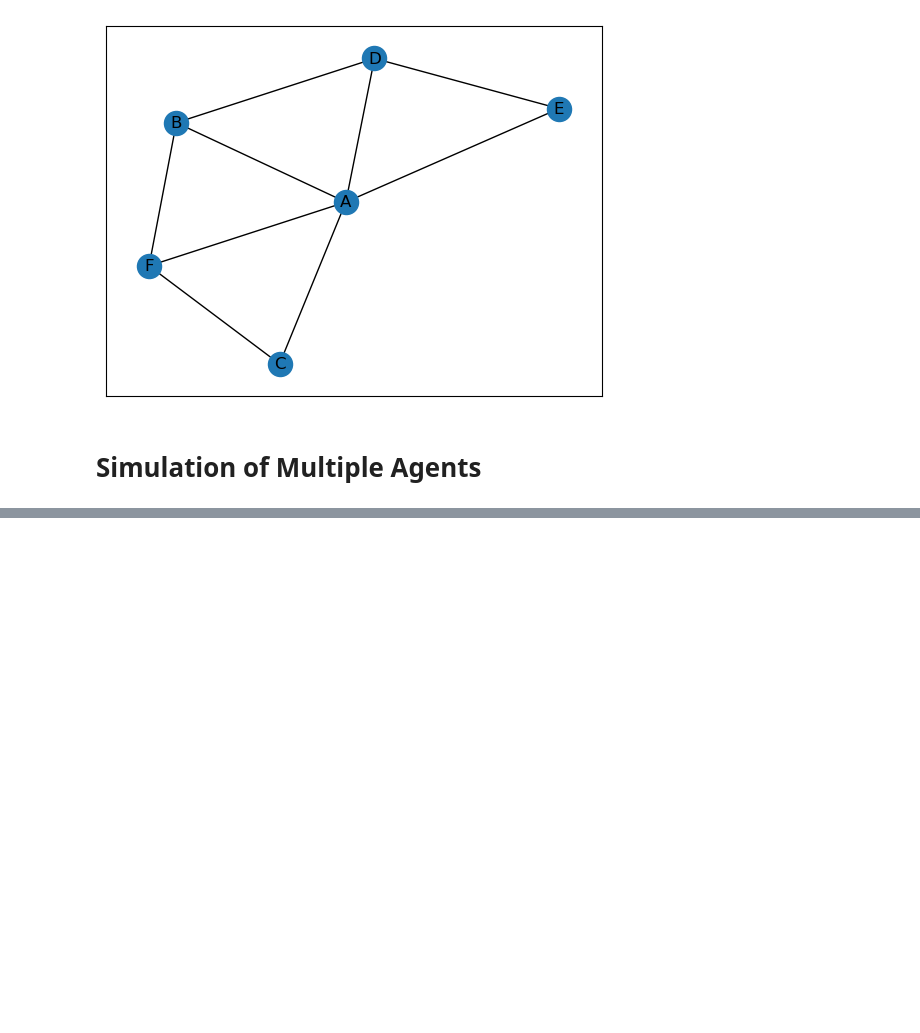
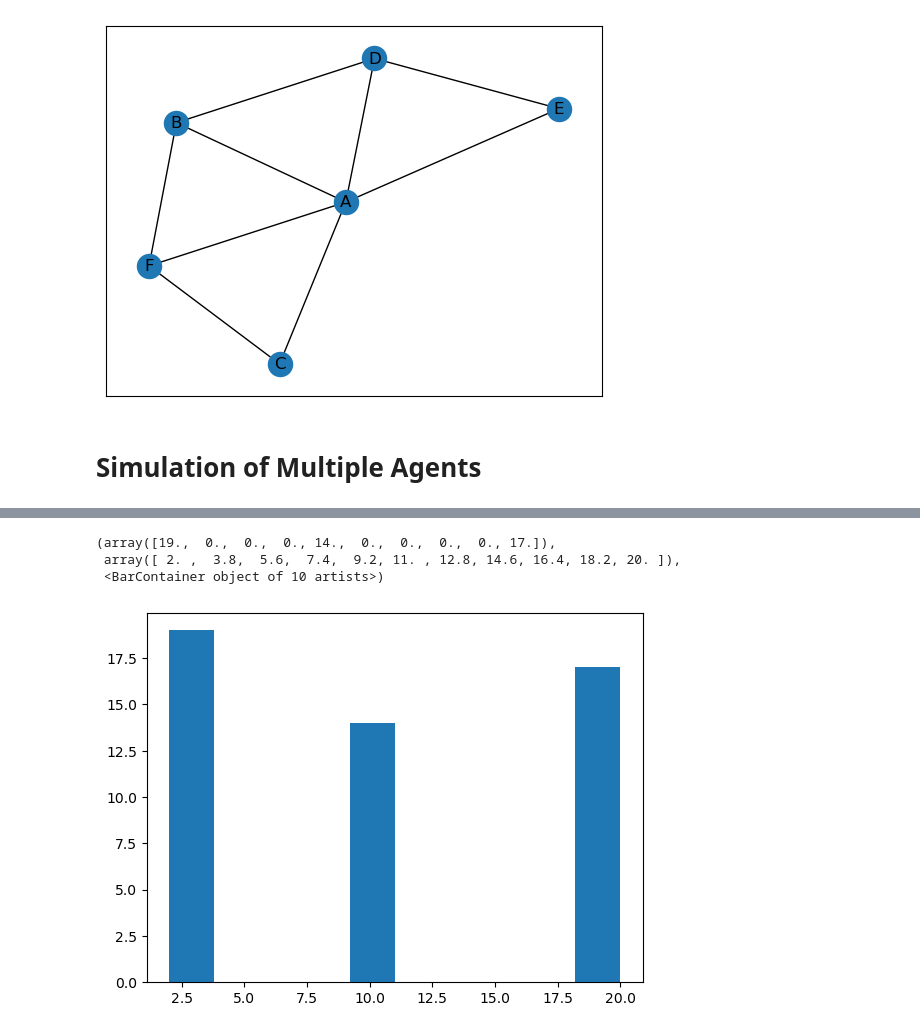
Before and after one commit to ocseckin/pairwise_diffusion, a Jupyter notebook: notebooks/bayesian_update.ipynb, the cells around one changed output, grey strips where cells are left out. Cells and saved outputs as stored; diff of their text form; code cells hidden in the pictures; blank space fills up the shorter version.

```diff
--- a/notebooks/bayesian_update.ipynb
+++ b/notebooks/bayesian_update.ipynb
@@ -388,0 +383,17 @@ agents[0]['association_matrix'][f"+{p1}"][f"+{p2}"].sum()/agents[0]['association
+# %%
+max_nodes_to_connect = 6
+repetition = 100
+
+n_nodes_to_connect = list(np.array([[i]*repetition for i in range(1,max_nodes_to_connect+1)]).flatten())
+simulation_count = repetition * len(np.unique(n_nodes_to_connect))
+params = [*zip([bn1] * simulation_count, [bn2] * simulation_count, n_nodes_to_connect)]
+# %%
+pool = mp.Pool(processes=32)
+results = pool.starmap(simulate_multiple_agents, params)
+pool.close()
+
+now = datetime.now()
+dt_string = now.strftime("%d_%m_%Y_%H_%M_%S")
+
+with open(f'../data/results_{dt_string}.pkl', 'wb') as f:
+    pickle.dump(results, f)
@@ -388,0 +425,7 @@ agents[0]['association_matrix'][f"+{p1}"][f"+{p2}"].sum()/agents[0]['association
+# %%
+plt.hist([[v['count_unique_belief_networks'] for v in r.values()][-1] for r in results[250:300]])
+# %% [output]
+(array([19.,  0.,  0.,  0., 14.,  0.,  0.,  0.,  0., 17.]),
+ array([ 2. ,  3.8,  5.6,  7.4,  9.2, 11. , 12.8, 14.6, 16.4, 18.2, 20. ]),
+ <BarContainer object of 10 artists>)
+[figure, added]
```
Also changed, not shown: parts of 21 cells of this notebook, 1 other file.
